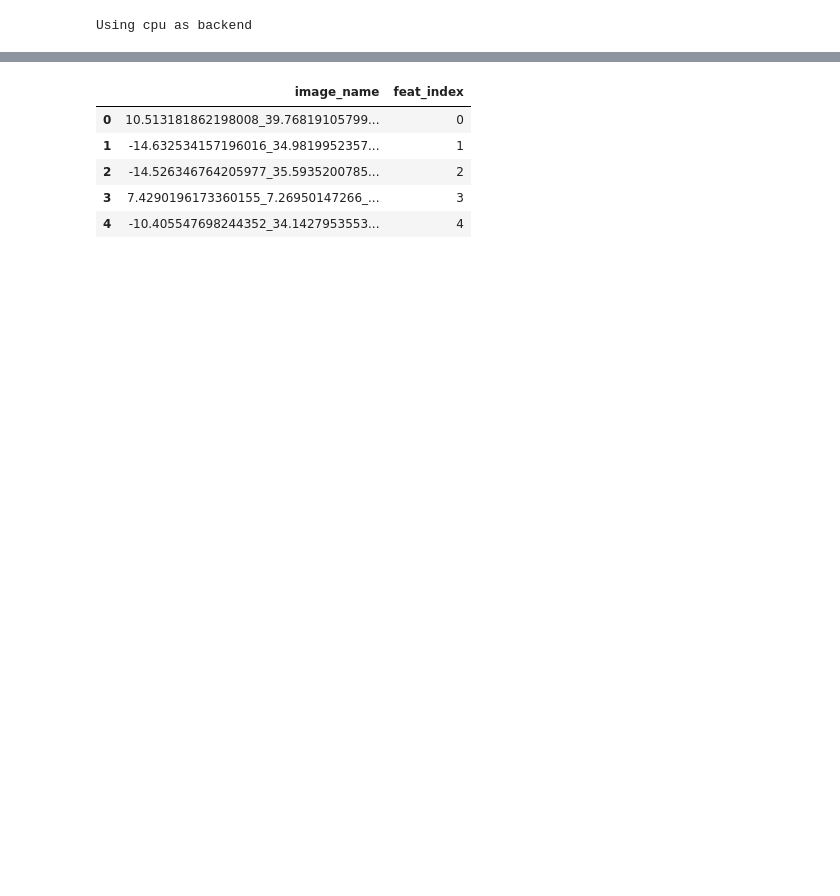
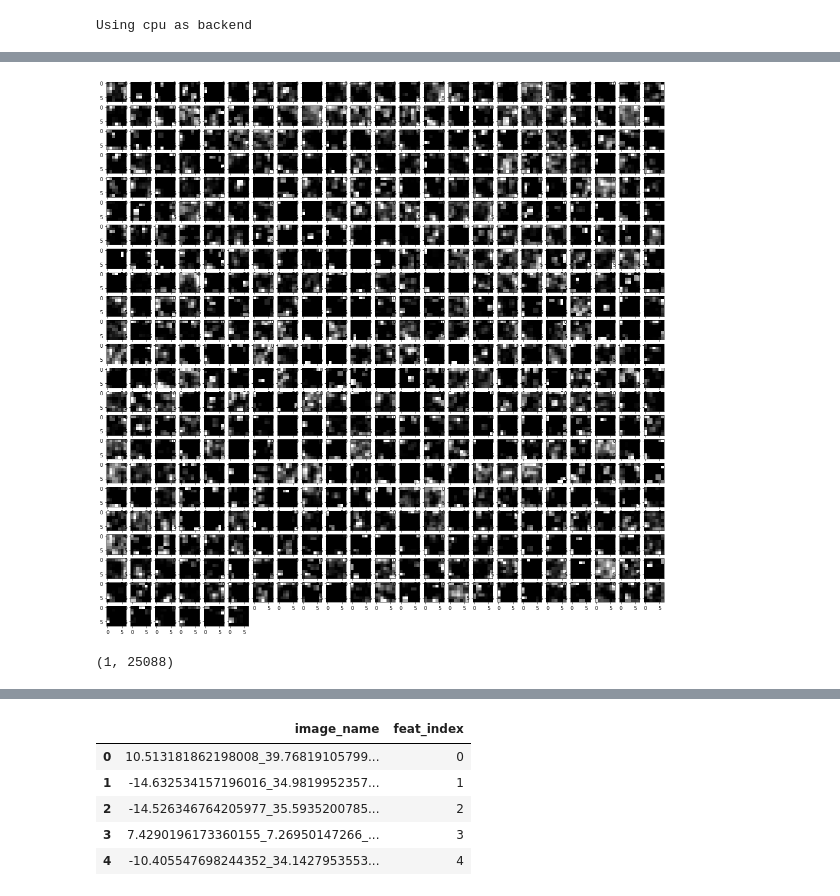
Before and after one commit to rs-anderson/Clustering-Ward-Level-Poverty-Using-Satellite-Imagery, a Jupyter notebook: scripts/feature_extract.ipynb, the cells around one changed output, grey strips where cells are left out. Cells and saved outputs as stored; diff of their text form; code cells hidden in the pictures; blank space fills up the shorter version.

```diff
--- a/scripts/feature_extract.ipynb
+++ b/scripts/feature_extract.ipynb
@@ -173,0 +167,4 @@ array([[0., 0., 0., ..., 0., 0., 0.],
+# %%
+def isolate(img, inds):
+    img[inds] = 0
+    return img
@@ -173,0 +187,32 @@ array([[0., 0., 0., ..., 0., 0., 0.],
+# %%
+def flatten_maps(filter_maps):
+    flattened_maps = torch.stack([img_filter_map.flatten().reshape(1, 25088) for img_filter_map in filter_maps], axis=0)
+    return(flattened_maps)
+# %%
+mod = mod_get_features.eval()
+adapt_ave = nn.AdaptiveAvgPool2d((7,7))
+# %%
+for ward_num in range(1, N_WARDS+1):
+    print('Ward {} started'.format(ward_num))
+    outputs = []
+    image_order = []
+    dataset = ForwardPassDataset(os.path.join(CNN_IMAGE_DIR, 'ward_' + str(ward_num), 'edited'), transformer)
+    dataloader = torch.utils.data.DataLoader(dataset, batch_size=8, shuffle=False, num_workers=4)   # loading data into an iterator
+    image_order = dataset.image_list
+    # shape of final array will be (num_validation_images, 4096)
+    feats = np.zeros((len(dataset.image_list), 4096))
+
+    i = 0
+    ind_for_batch_start = 0
+    for inputs, _ in tqdm(dataloader):
+        inputs = inputs.to(device)
+        outputs = mod_get_features(inputs) # output at end of feature extracting layers
+        outputs = adapt_ave(outputs)  # Adaptive ave pooling
+        isolated_filter_maps = isolate_roi(outputs, ind_for_batch_start, image_order, ward_num)
+        flattened_filter_maps = flatten_maps(isolated_filter_maps)
+        features = mod_reduce_dim(flattened_filter_maps)
+        feats[i:i+len(inputs),:] = features.detach().numpy().reshape(len(inputs), 4096)
+        i += len(inputs)
+        ind_for_batch_start += 8
+    aggregated_feats = feats.mean(axis=0)
+    features_df.loc[ward_num] = aggregated_feats
@@ -173,0 +280,12 @@ array([[0., 0., 0., ..., 0., 0., 0.],
+# %%
+img_index = 0
+plt.figure(figsize=(20, 20))
+for i, filter in enumerate(outputs[img_index]):
+    plt.subplot(23, 23, i+1) # (8, 8) because in conv0 we have 7x7 filters and total of 64 (see printed shapes)
+    plt.imshow(filter.detach().numpy(), cmap='gray')
+# %% [output]
+[figure, added]
+# %%
+outputs[img_index].detach().numpy().flatten().reshape(1, 25088).shape
+# %% [output]
+(1, 25088)
```
Also changed, not shown: parts of 59 cells of this notebook, 3 other files.
